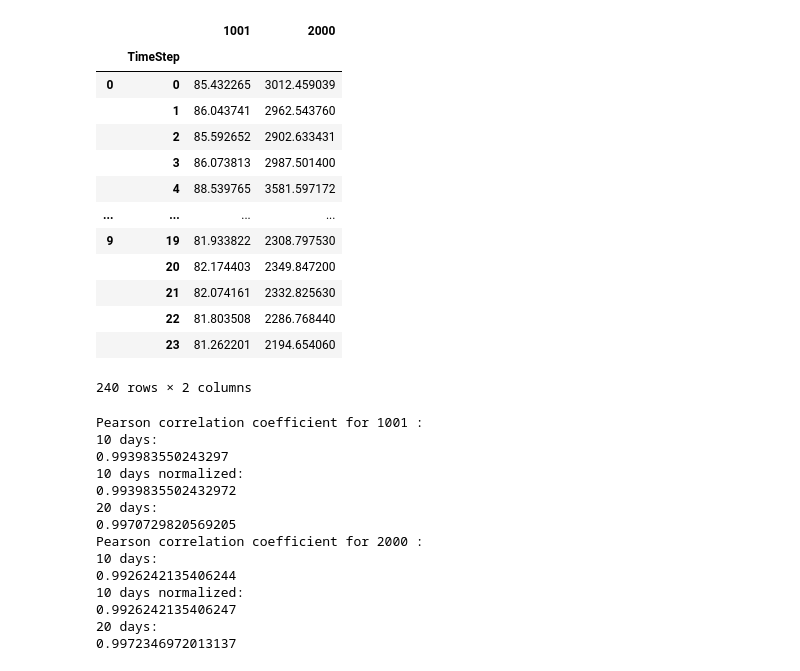
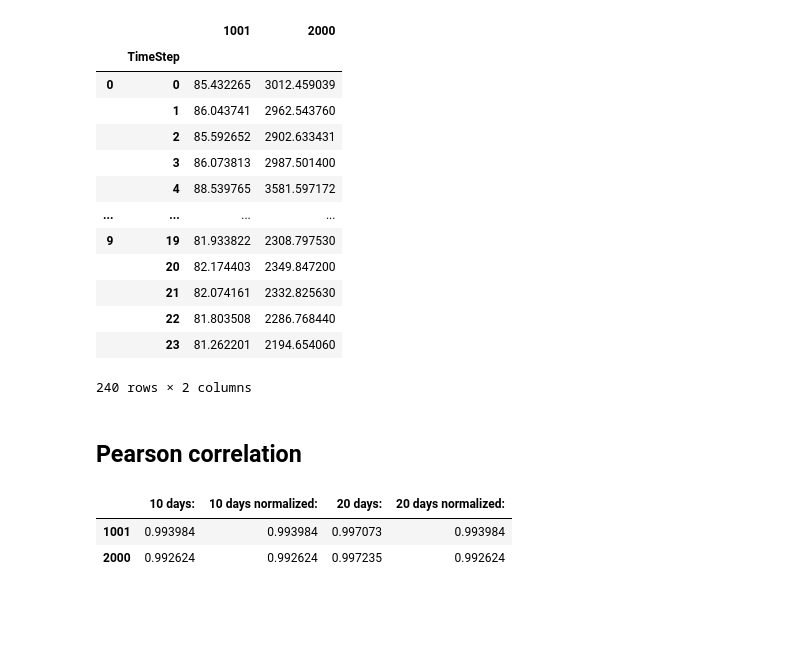
Before and after one commit to viole-i/Outputs_Thesis_DLR, a Jupyter notebook: Landkreisgasbedarf zusammenfassen.ipynb, the cells around one changed output. Cells and saved outputs as stored; diff of their text form; code cells hidden in the pictures; blank space fills up the shorter version.

```diff
--- a/Landkreisgasbedarf zusammenfassen.ipynb
+++ b/Landkreisgasbedarf zusammenfassen.ipynb
@@ -94,3 +108,25 @@ aggregationSegnorm.accuracyIndicators()
 |  | RMSE | RMSE_duration | MAE |
 | 1001 | 0.024825 | 0.007460 | 0.019183 |
 | 2000 | 0.026691 | 0.007339 | 0.018789 |
+# %%
+##Hierarchical aggregation with medoid representation and 20 typical days with 12 irregular segments, normalized
+
+aggregationSegnorm20 = tsam.TimeSeriesAggregation(normed_raw, noTypicalPeriods = 20, hoursPerPeriod = 24,
+                                        clusterMethod = 'hierarchical', segmentation=True, noSegments=12)
+
+#Create the typical periods
+typPeriodsSegnorm20 = aggregationSegnorm20.createTypicalPeriods()
+
+#Predict original data
+predicted20n = aggregationSegnorm.predictOriginalData()
+
+#Transform output back from normalized version
+predicted20normed = predicted20n * raw.max()
+aggr.append("predicted20normed")
+
+#Name Aggregation
+name_predicted20normed= "20 days normalized:"
+print(name_predicted20normed)
+
+#Get accuracy indicators
+aggregationSegnorm.accuracyIndicators()
@@ -176,27 +225,22 @@ aggregation.createTypicalPeriods()
 |  | 22 | 81.803508 | 2286.768440 |
 |  | 23 | 81.262201 | 2194.654060 |
 240 rows × 2 columns
+# %% [markdown]
+## Pearson correlation
 # %%
+indicatorRaw = {
+    name_predicted10: {},
+    name_predicted10normed: {},
+    name_predicted20: {},
+    name_predicted20normed: {}}
+
 for segment in raw:
-    print('Pearson correlation coefficient for ' + str(segment) + " :")
-    print(name_predicted10)
-    print(np.corrcoef(raw[segment],predicted10[segment])[0, 1])
-    print(name_predicted10normb)
-    print(np.corrcoef(raw[segment],predicted10normb[segment])[0, 1])
-    print(name_predicted20)
-    print(np.corrcoef(raw[segment],predicted20[segment])[0, 1])
+    indicatorRaw[name_predicted10][segment] = np.corrcoef(raw[segment],predicted10[segment])[0, 1]
+    indicatorRaw[name_predicted10normed][segment] = np.corrcoef(raw[segment],predicted10normed[segment])[0, 1]
+    indicatorRaw[name_predicted20][segment] = np.corrcoef(raw[segment],predicted20[segment])[0, 1]
+    indicatorRaw[name_predicted20normed][segment] = np.corrcoef(raw[segment],predicted20normed[segment])[0, 1]
+pd.DataFrame(indicatorRaw)
 # %% [output]
-Pearson correlation coefficient for 1001 :
-10 days:
-0.993983550243297
-10 days normalized:
-0.9939835502432972
-20 days:
-0.9970729820569205
-Pearson correlation coefficient for 2000 :
-10 days:
-0.9926242135406244
-10 days normalized:
-0.9926242135406247
-20 days:
-0.9972346972013137
+|  | 10 days: | 10 days normalized: | 20 days: | 20 days normalized: |
+| 1001 | 0.993984 | 0.993984 | 0.997073 | 0.993984 |
+| 2000 | 0.992624 | 0.992624 | 0.997235 | 0.992624 |
```
Also changed, not shown: parts of 15 cells of this notebook.
